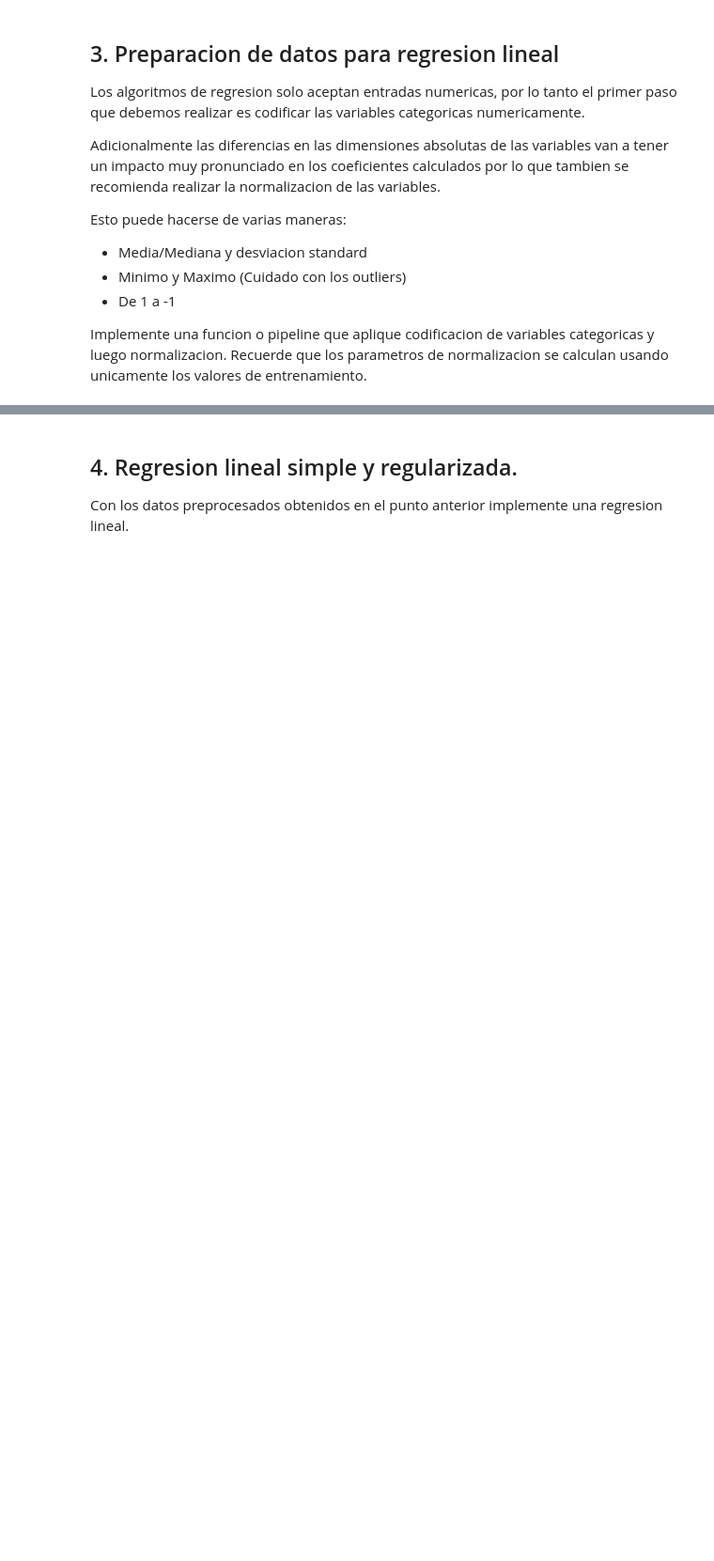
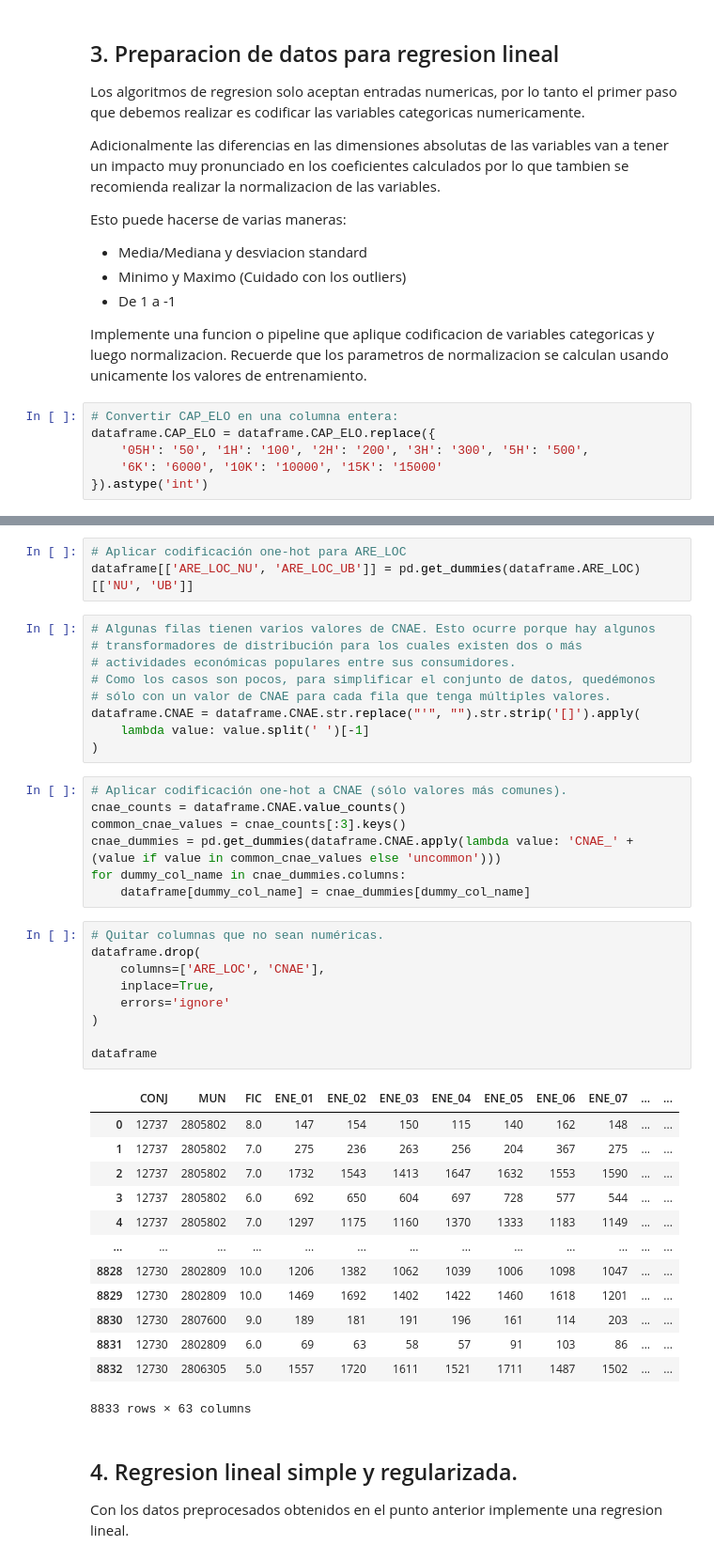
Before and after one commit to georeference-ML-mentoria/Intro-Aprendizaje-Automatico-, a Jupyter notebook: Practico_IAA.ipynb, the cells around one changed output, grey strips where cells are left out. Shown at 94% size. Cells and saved outputs as stored; diff of their text form; blank space fills up the shorter version.

```diff
--- a/Practico_IAA.ipynb
+++ b/Practico_IAA.ipynb
@@ -129,3 +151,9 @@ Esto puede hacerse de varias maneras:
 *   De 1 a -1
 
 Implemente una funcion o pipeline que aplique codificacion de variables categoricas y luego normalizacion. Recuerde que los parametros de normalizacion se calculan usando unicamente los valores de entrenamiento.
+# %%
+# Convertir CAP_ELO en una columna entera:
+dataframe.CAP_ELO = dataframe.CAP_ELO.replace({
+    '05H': '50', '1H': '100', '2H': '200', '3H': '300', '5H': '500',
+    '6K': '6000', '10K': '10000', '15K': '15000'
+}).astype('int')
@@ -132,3 +175,45 @@ Implemente una funcion o pipeline que aplique codificacion de variables categori
+# %%
+# Aplicar codificación one-hot para ARE_LOC
+dataframe[['ARE_LOC_NU', 'ARE_LOC_UB']] = pd.get_dummies(dataframe.ARE_LOC)[['NU', 'UB']]
+# %%
+# Algunas filas tienen varios valores de CNAE. Esto ocurre porque hay algunos
+# transformadores de distribución para los cuales existen dos o más
+# actividades económicas populares entre sus consumidores.
+# Como los casos son pocos, para simplificar el conjunto de datos, quedémonos
+# sólo con un valor de CNAE para cada fila que tenga múltiples valores.
+dataframe.CNAE = dataframe.CNAE.str.replace("'", "").str.strip('[]').apply(
+    lambda value: value.split(' ')[-1]
+)
+# %%
+# Aplicar codificación one-hot a CNAE (sólo valores más comunes).
+cnae_counts = dataframe.CNAE.value_counts()
+common_cnae_values = cnae_counts[:3].keys()
+cnae_dummies = pd.get_dummies(dataframe.CNAE.apply(lambda value: 'CNAE_' + (value if value in common_cnae_values else 'uncommon')))
+for dummy_col_name in cnae_dummies.columns:
+    dataframe[dummy_col_name] = cnae_dummies[dummy_col_name]
+# %%
+# Quitar columnas que no sean numéricas.
+dataframe.drop(
+    columns=['ARE_LOC', 'CNAE'],
+    inplace=True,
+    errors='ignore'
+)
+
+dataframe
+# %% [output]
+|  | CONJ | MUN | FIC | ENE_01 | ENE_02 | ENE_03 | ENE_04 | ENE_05 | ENE_06 | ENE_07 | ... | ... |
+| 0 | 12737 | 2805802 | 8.0 | 147 | 154 | 150 | 115 | 140 | 162 | 148 | ... | ... |
+| 1 | 12737 | 2805802 | 7.0 | 275 | 236 | 263 | 256 | 204 | 367 | 275 | ... | ... |
+| 2 | 12737 | 2805802 | 7.0 | 1732 | 1543 | 1413 | 1647 | 1632 | 1553 | 1590 | ... | ... |
+| 3 | 12737 | 2805802 | 6.0 | 692 | 650 | 604 | 697 | 728 | 577 | 544 | ... | ... |
+| 4 | 12737 | 2805802 | 7.0 | 1297 | 1175 | 1160 | 1370 | 1333 | 1183 | 1149 | ... | ... |
+| ... | ... | ... | ... | ... | ... | ... | ... | ... | ... | ... | ... | ... |
+| 8828 | 12730 | 2802809 | 10.0 | 1206 | 1382 | 1062 | 1039 | 1006 | 1098 | 1047 | ... | ... |
+| 8829 | 12730 | 2802809 | 10.0 | 1469 | 1692 | 1402 | 1422 | 1460 | 1618 | 1201 | ... | ... |
+| 8830 | 12730 | 2807600 | 9.0 | 189 | 181 | 191 | 196 | 161 | 114 | 203 | ... | ... |
+| 8831 | 12730 | 2802809 | 6.0 | 69 | 63 | 58 | 57 | 91 | 103 | 86 | ... | ... |
+| 8832 | 12730 | 2806305 | 5.0 | 1557 | 1720 | 1611 | 1521 | 1711 | 1487 | 1502 | ... | ... |
+8833 rows × 63 columns
 # %% [markdown]
 ## 4. Regresion lineal simple y regularizada.
 
```
Also changed, not shown: parts of 6 cells of this notebook.
